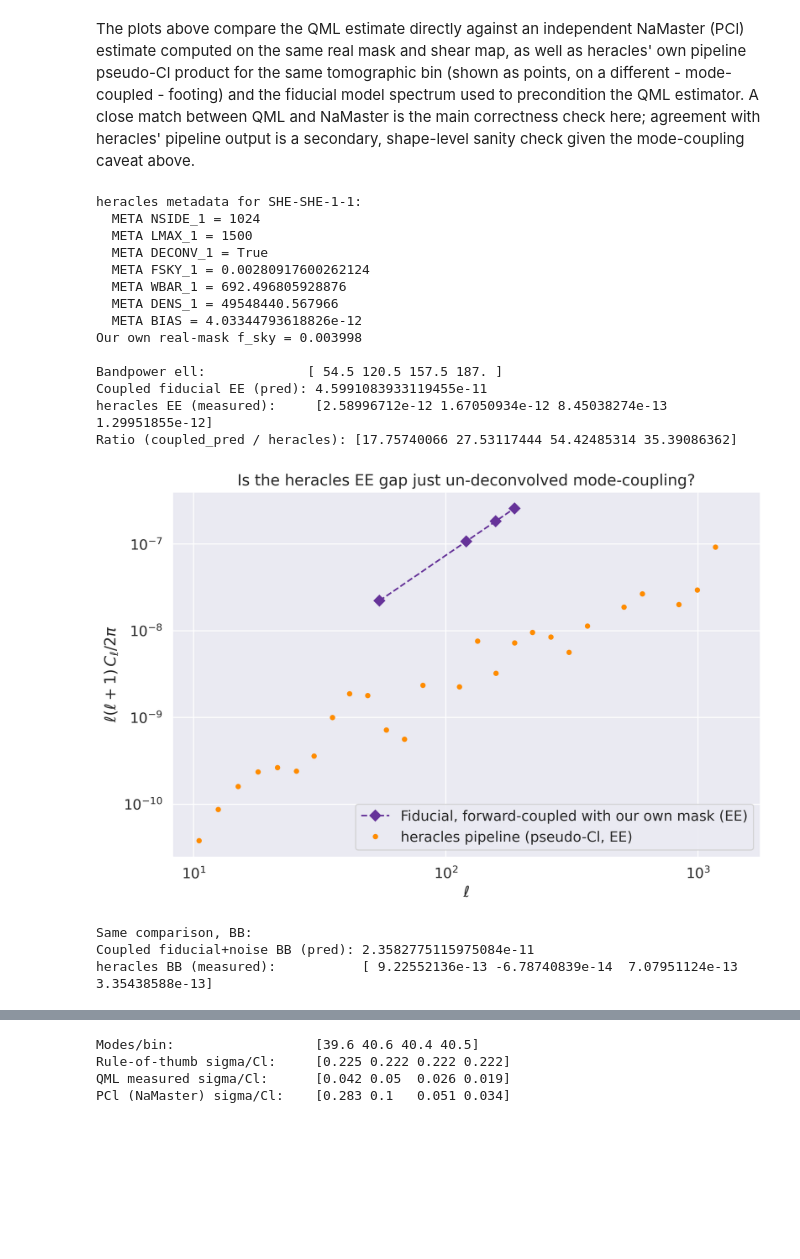
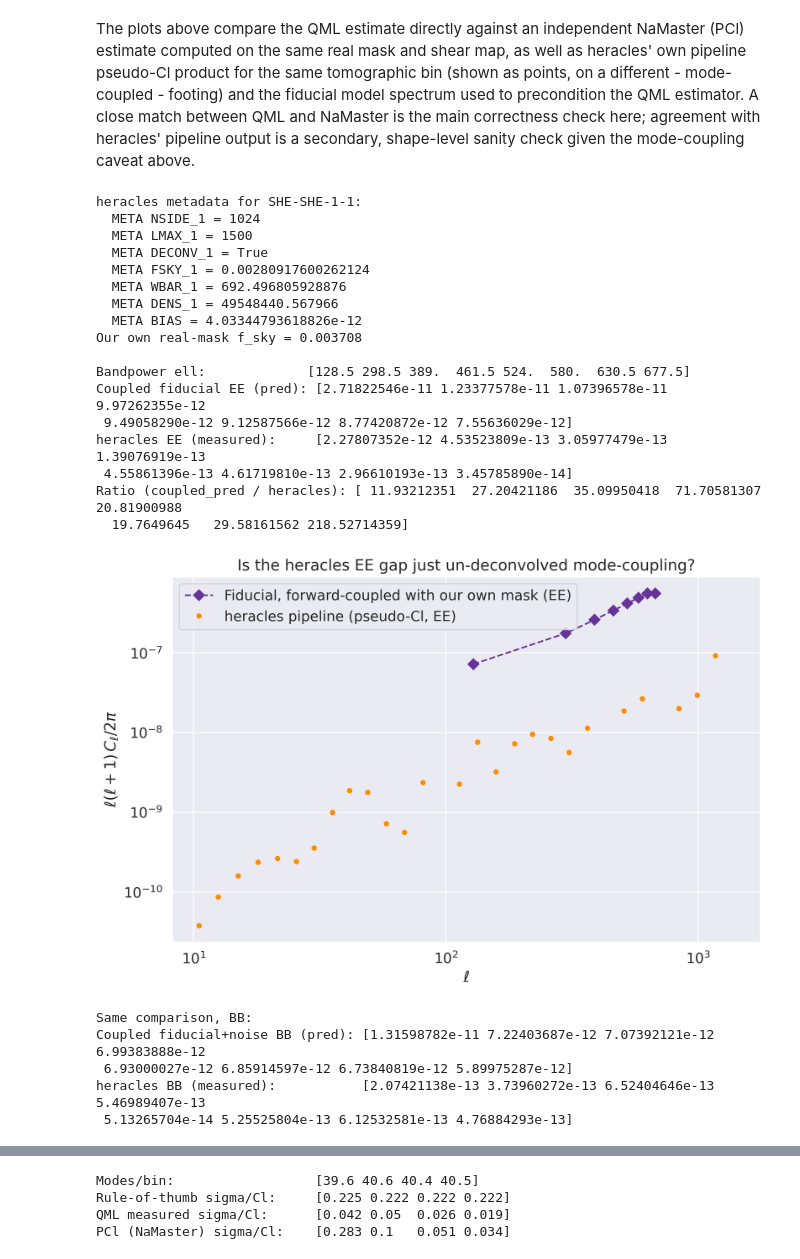
Before and after one commit to ucapbba/WeakLensingQML, a Jupyter notebook: TR1/TR1_power_spectra_and_covariance_estimation.ipynb, the cells around one changed output, grey strips where cells are left out. Cells and saved outputs as stored; diff of their text form; code cells hidden in the pictures; blank space fills up the shorter version.

```diff
--- a/TR1/TR1_power_spectra_and_covariance_estimation.ipynb
+++ b/TR1/TR1_power_spectra_and_covariance_estimation.ipynb
@@ -47,7 +47,7 @@ import heracles
 
 Here, we specify the HealPix $N_\textrm{side}$ parameter for our maps. As a reminder, the maximum multipole that can be computed from a map with resolution $N_\textrm{side}$ is $3 \times N_\textrm{side} - 1$, with the maximum reliable multipole being $\ell_{\textrm{max}} = 2 N_\textrm{side}$.
 # %%
-n_side = 512
+n_side = 256
 
 # Derived quantities
 n_pix = 12 * n_side * n_side
@@ -55,12 +55,12 @@ n_pix = 12 * n_side * n_side
 # The QML/NaMaster analysis multipole range is *decoupled* from n_side here. The real TR1
 # survey patch covers only ~0.4% of the sky, which cannot support unbinned per-ell estimates
 # anywhere near the HEALPix-limited l_max = 3 * n_side - 1 (the pixel covariance matrix
-# becomes extremely ill-conditioned as l_max approaches this ceiling). Note l_max_full=1000
-# only keeps a ~35% margin below the ceiling (1000 / (3*512-1) = 0.651) - less conservative
-# than the ~52% margin used at n_side=64/128 - so watch for conditioning issues (e.g. a
-# near-singular Fisher matrix) when this is first run at the new resolution.
+# becomes extremely ill-conditioned as l_max approaches this ceiling). Empirically, l_max
+# (not n_side/mask size) is the dominant Fisher-matrix cost driver, scaling steeply (~cubic),
+# so l_max_full=400 is kept well below the earlier ~52% margin (400 / (3*512-1) = 0.261) to
+# keep the Monte Carlo Fisher computation tractable while n_side is scaled up to 512.
 
-l_max_full = 1000
+l_max_full = 700
 ells_full = np.arange(2, l_max_full + 1)
 n_ell_full = len(ells_full)
 
@@ -149,7 +149,9 @@ cum_modes = np.cumsum(modes_per_ell)
 # Choose bin edges so each bandpower contains a roughly equal number of independent modes
 targets = np.linspace(0, cum_modes[-1], n_bandpowers + 1)[1:-1]
 ell_bp_edges = [10] + [int(ells_for_binning[np.searchsorted(cum_modes, t)]) for t in targets] + [l_max_full + 1]
-ell_bp_edges = np.array(sorted(set(ell_bp_edges)))
+# np.unique both dedupes (a bin can be starved of modes enough that two targets map to the
+# same ell, giving a zero-width bin) and restores order after dedup
+ell_bp_edges = np.unique(ell_bp_edges)
 ell_bp_ini = ell_bp_edges[:-1]
 ell_bp_end = ell_bp_edges[1:]
 n_bands = len(ell_bp_ini)
@@ -544,7 +550,9 @@ print(f'Our own real-mask f_sky = {f_sky:.6f}')
 # matrix `wsp`, then bin it the same way as the QML/PCl bandpowers, to see what a *coupled*
 # (heracles-like) measurement of the SAME underlying sky should look like.
 cl_theory_coupled = wsp.couple_cell([cl_EE + cl_noise, cl_EB, cl_EB, cl_BB + cl_noise])
-cl_theory_coupled_EE_binned = bins.bin_cell(cl_theory_coupled[0])[0]
+# NOTE: bin_cell on a 1-D input already returns the full 1-D bandpower array - do NOT index [0]
+# (that silently collapses it down to just the first bandpower).
+cl_theory_coupled_EE_binned = bins.bin_cell(cl_theory_coupled[0])
 
 print('\nBandpower ell:            ', np.round(ell_bp, 1))
 print('Coupled fiducial EE (pred):', cl_theory_coupled_EE_binned)
@@ -559,37 +567,42 @@ heracles metadata for SHE-SHE-1-1:
   META WBAR_1 = 692.496805928876
   META DENS_1 = 49548440.567966
   META BIAS = 4.03344793618826e-12
-Our own real-mask f_sky = 0.003998
+Our own real-mask f_sky = 0.003708
 
-Bandpower ell:             [ 54.5 120.5 157.5 187. ]
-Coupled fiducial EE (pred): 4.5991083933119455e-11
-heracles EE (measured):     [2.58996712e-12 1.67050934e-12 8.45038274e-13 1.29951855e-12]
-Ratio (coupled_pred / heracles): [17.75740066 27.53117444 54.42485314 35.39086362]
+Bandpower ell:             [128.5 298.5 389.  461.5 524.  580.  630.5 677.5]
+Coupled fiducial EE (pred): [2.71822546e-11 1.23377578e-11 1.07396578e-11 9.97262355e-12
+ 9.49058290e-12 9.12587566e-12 8.77420872e-12 7.55636029e-12]
+heracles EE (measured):     [2.27807352e-12 4.53523809e-13 3.05977479e-13 1.39076919e-13
+ 4.55861396e-13 4.61719810e-13 2.96610193e-13 3.45785890e-14]
+Ratio (coupled_pred / heracles): [ 11.93212351  27.20421186  35.09950418  71.70581307  20.81900988
+  19.7649645   29.58161562 218.52714359]
 # %%
-cl_theory_coupled_BB_binned = bins.bin_cell(cl_theory_coupled[3])[0]
+cl_theory_coupled_BB_binned = bins.bin_cell(cl_theory_coupled[3])
 
 fig, ax = plt.subplots(figsize=(9, 6))
 
 ax.loglog(ell_bp, ell_bp * (ell_bp + 1) * cl_theory_coupled_EE_binned / (2 * np.pi),
           'D--', ms=7, c='rebeccapurple', label='Fiducial, forward-coupled with our own mask (EE)')
 ax.loglog(ell_pipe, ell_pipe * (ell_pipe + 1) * cl_EE_pipe / (2 * np.pi),
           'o', ms=4, c='darkorange', label='heracles pipeline (pseudo-Cl, EE)')
 
 ax.set_title('Is the heracles EE gap just un-deconvolved mode-coupling?')
 ax.set_xlabel(r'$\ell$')
 ax.set_ylabel(r'$\ell (\ell + 1) \, C_{\ell} / 2 \pi$')
 ax.legend()
 plt.tight_layout()
 plt.show()
 
 print('Same comparison, BB:')
 print('Coupled fiducial+noise BB (pred):', cl_theory_coupled_BB_binned)
 print('heracles BB (measured):          ', np.interp(ell_bp, ell_pipe, cl_BB_pipe))
 # %% [output]
-[figure, old version]
+[figure, new version]
 Same comparison, BB:
-Coupled fiducial+noise BB (pred): 2.3582775115975084e-11
-heracles BB (measured):           [ 9.22552136e-13 -6.78740839e-14  7.07951124e-13  3.35438588e-13]
+Coupled fiducial+noise BB (pred): [1.31598782e-11 7.22403687e-12 7.07392121e-12 6.99383888e-12
+ 6.93000027e-12 6.85914597e-12 6.73840819e-12 5.89975287e-12]
+heracles BB (measured):           [2.07421138e-13 3.73960272e-13 6.52404646e-13 5.46989407e-13
+ 5.13265704e-14 5.25525804e-13 6.12532581e-13 4.76884293e-13]
 # %%
 print('Bandpower edges [ini, end):', list(zip(ell_bp_ini, ell_bp_end)))
 print('Effective (weighted) bandpower centres:', ell_bp)
```
Also changed, not shown: parts of 12 cells of this notebook.
